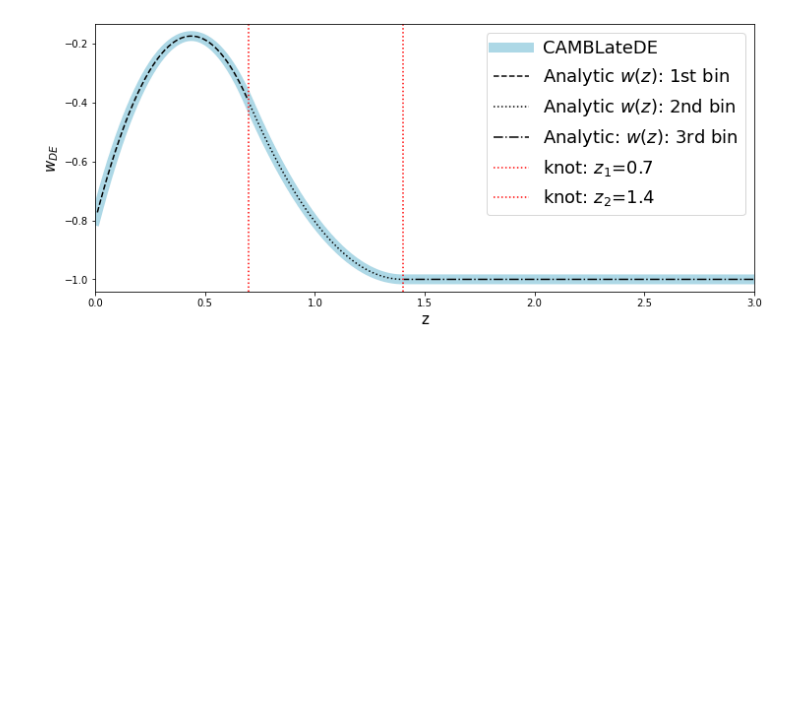
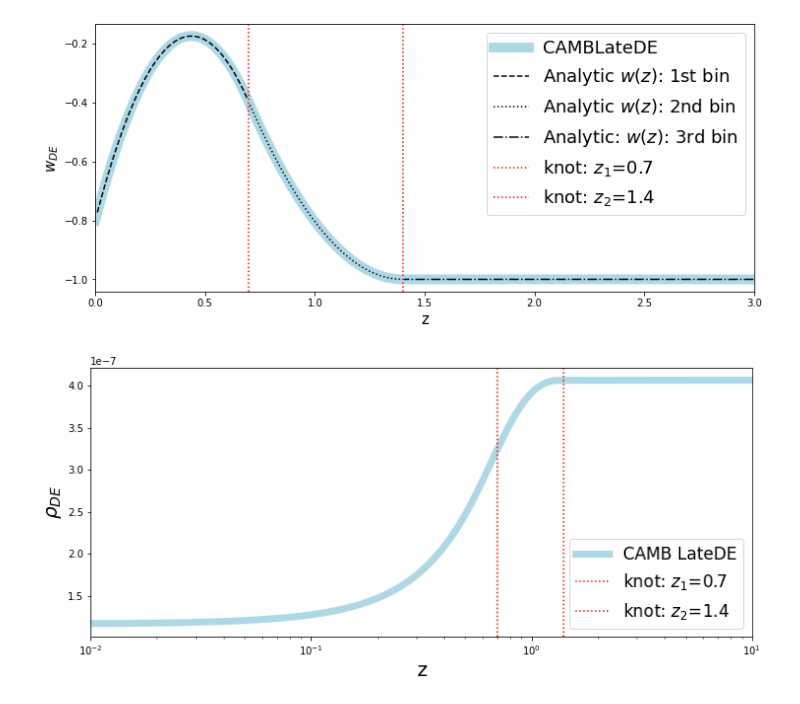
Before and after one commit to SBU-COSMOLIKE/CAMB, a Jupyter notebook: docs/LateDE_test.ipynb, the cells around one changed output. Saved outputs shown, nothing was run; the diff lists cells and outputs as text; code cells hidden in the pictures; blank space fills up the shorter version.

Commit message:
Fixed the problem on rho_DE for the quadratic w(z) for two bins.

```diff
--- a/docs/LateDE_test.ipynb
+++ b/docs/LateDE_test.ipynb
@@ -1928,2 +1936,20 @@ plt.xlim(0,3);
 # %% [output]
 [figure]
+# %%
+scale_factor = np.logspace(-6, 0, 1000)
+redshift = 1/scale_factor - 1
+k = 0.3
+
+latede_results = camb.get_results(latede_cosmology)
+
+latede_rhode = latede_results.get_background_densities(scale_factor)['de']
+latede_hubble = latede_results.hubble_parameter(redshift)
+latede_cls = latede_results.get_unlensed_scalar_cls(CMB_unit = 'muK')[:,0]
+ells = [i for i in range(len(latede_cls))]
+
+latede_ks = latede_results.get_matter_power_spectrum(minkh=1e-4, maxkh=1, npoints = 200)[0]
+latede_pk = latede_results.get_matter_power_spectrum(minkh=1e-4, maxkh=1, npoints = 200)[2][0]
+
+latede_delta_de = latede_results.get_redshift_evolution(k, redshift, 'delta_tot_de')
+latede_delta_photon = latede_results.get_redshift_evolution(k, redshift, 'delta_photon')
+latede_delta_cdm = latede_results.get_redshift_evolution(k, redshift, 'delta_cdm')
@@ -1929,0 +1960,20 @@ plt.xlim(0,3);
+# %%
+# DE energy density
+z = redshift
+
+grho_de_today = 1.1598304491343165E-007 # from CAMB with write(*,*)
+
+plt.rcParams['figure.figsize'] = [12, 5]
+
+plt.semilogx(redshift,latede_rhode*(redshift+1)**4,'lightblue',label='CAMB LateDE',lw=7)
+
+plt.axvline(x = z1,ls=':',c='r',label=r'knot: $z_1$={}'.format(z1))
+plt.axvline(x = z2,ls=':',c='r',label=r'knot: $z_2$={}'.format(z2))
+
+plt.legend(loc='lower right',fontsize=17)
+plt.xlabel('z',fontsize=20)
+plt.ylabel(r'$\rho_{DE}$',fontsize=20)
+plt.xlim(0.01,10);
+# plt.savefig("quadratic_binned_rhode.pdf");
+# %% [output]
+[figure, added]
```
Also changed, not shown: parts of 10 cells of this notebook, 1 other file.
